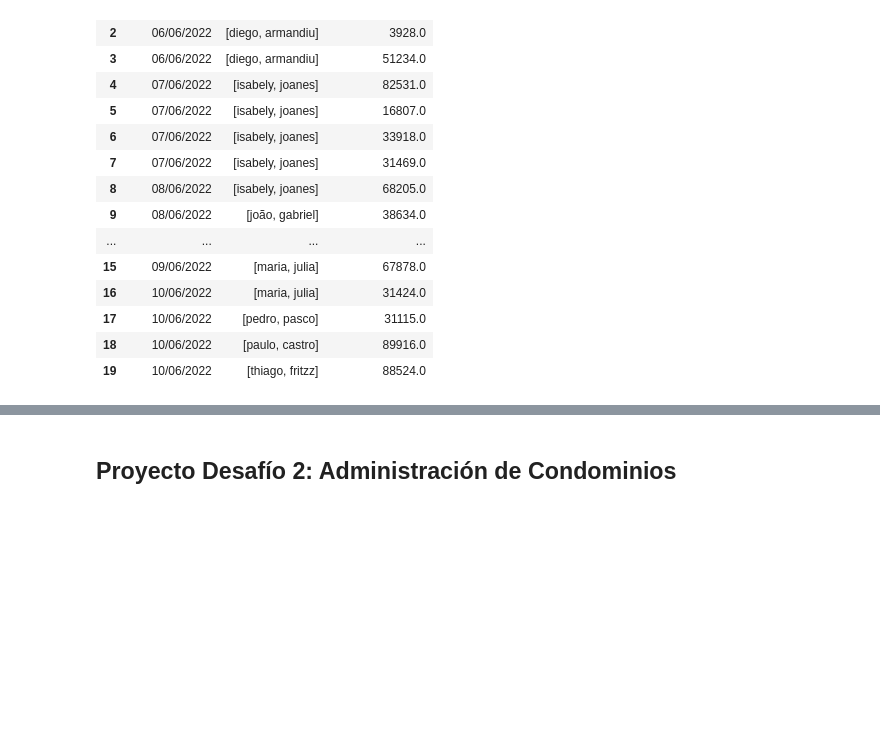
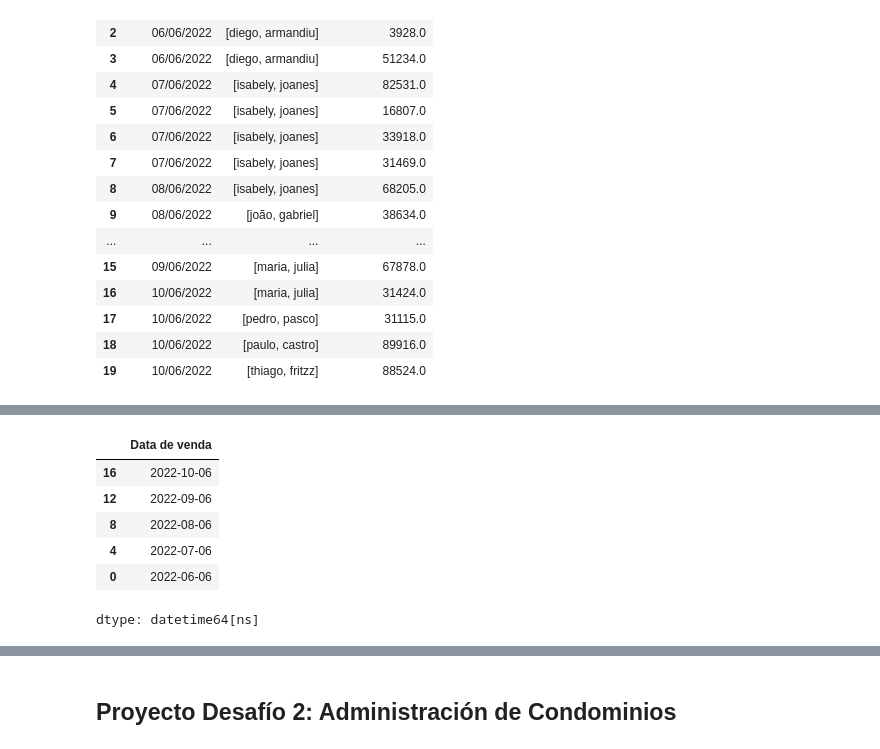
Before and after one commit to DanielRaiicHu/datos_panda_transformacion_manipulacion, a Jupyter notebook: datos_panda_transformacion_manipulacion.ipynb, the cells around one changed output, grey strips where cells are left out. Saved outputs shown, nothing was run; the diff lists cells and outputs as text; code cells hidden in the pictures; blank space fills up the shorter version.

```diff
--- a/datos_panda_transformacion_manipulacion.ipynb
+++ b/datos_panda_transformacion_manipulacion.ipynb
@@ -828,0 +843,14 @@ datos_desafio_1.head(20)
+# %%
+# Selecciona los últimos 5 días distintos del DataFrame
+# .drop_duplicates() Elimina fechas repetidas (ej: si hay muchas ventas el mismo día, solo deja una por fecha).
+# .sort_values(ascending=False) Ordena las fechas de forma descendente (desde la más reciente hacia atrás).
+ultimos_5_dias = datos_desafio_1['Data de venda'].drop_duplicates().sort_values(ascending=False).head(5)
+ultimos_5_dias
+# %% [output]
+|  | Data de venda |
+| 16 | 2022-10-06 |
+| 12 | 2022-09-06 |
+| 8 | 2022-08-06 |
+| 4 | 2022-07-06 |
+| 0 | 2022-06-06 |
+dtype: datetime64[ns]
```
Also changed, not shown: parts of 11 cells of this notebook.
